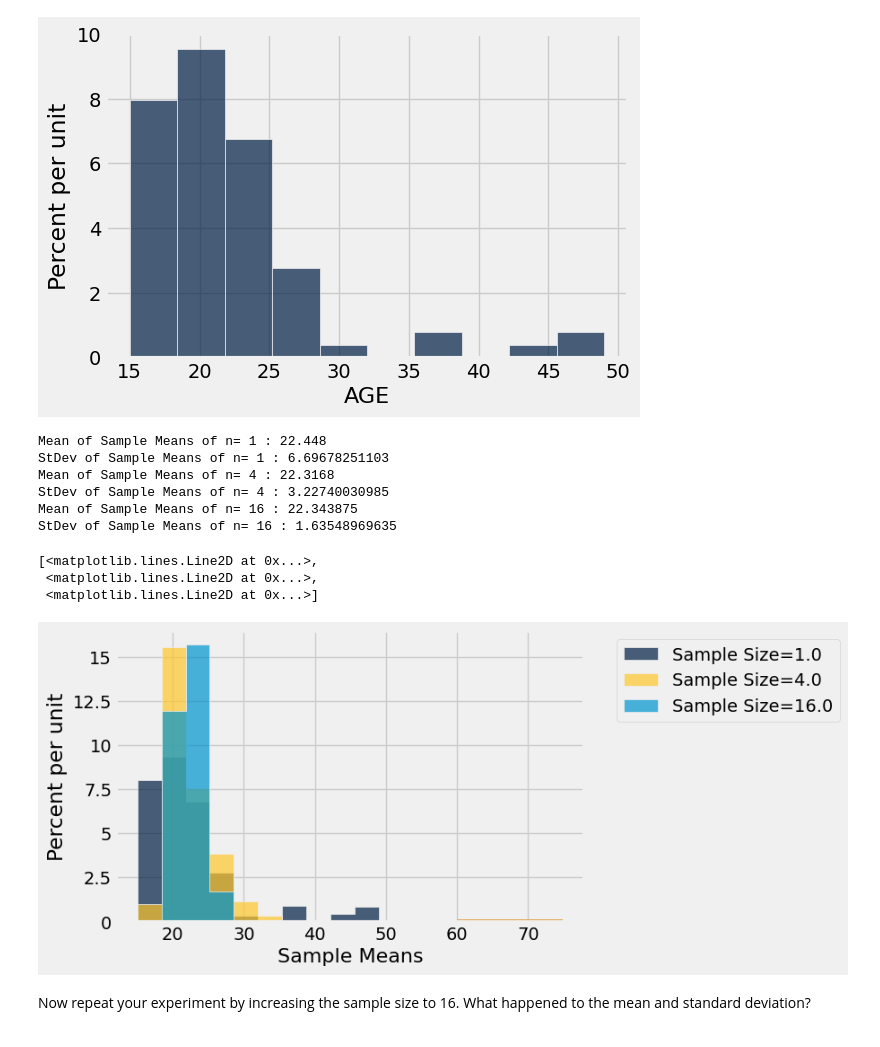
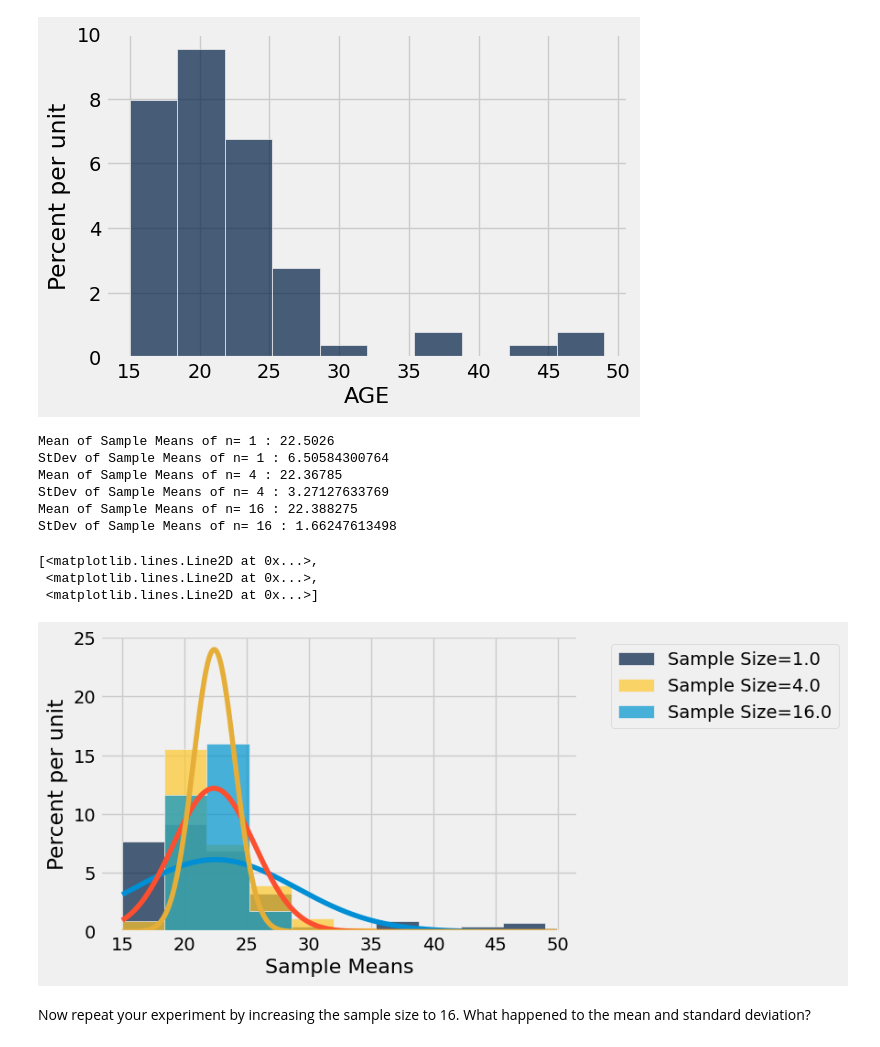
Before and after one commit to SRJC-Data-Science/materials-sp22, a Jupyter notebook: SRJC/lecture_note/lecture_25_26/mean_stdev_normal_distribution_key.ipynb, the cells around one changed output. Cells and saved outputs as stored; diff of their text form; code cells hidden in the pictures.

```diff
--- a/SRJC/lecture_note/lecture_25_26/mean_stdev_normal_distribution_key.ipynb
+++ b/SRJC/lecture_note/lecture_25_26/mean_stdev_normal_distribution_key.ipynb
@@ -80,0 +83,15 @@ Use `stats.norm.ppf` to identify z-scores that identify the middle 50% of the ar
+# %%
+students = Table().read_table('student_data.csv')
+students.hist('HEIGHT', group='SEX')
+
+print(students.group('SEX', np.average))
+
+print(students.group('SEX', np.std))
+
+# keep these x ranges
+x = np.arange(60, 75, 0.1)
+# replace the mean and standard deviation with the values found above.
+yf = stats.norm.pdf(x, 65.78, 2.57)
+ym = stats.norm.pdf(x, 69.18, 2.66)
+
+plots.plot(x, yf, x, ym)
@@ -101,41 +128,41 @@ def sampling_distribution_means(table, col_label, n, iter):
     print("StDev of Sample Means of n=", n, ":", np.std(results))
     return results
 
 def CLT_demo(table, col_label):
     nreps = 5000
     results_n1 = sampling_distribution_means(table, col_label, 1, nreps)
     results_n4 = sampling_distribution_means(table, col_label, 4, nreps)
     results_n16 = sampling_distribution_means(table, col_label, 16, nreps)
     nsize = np.concatenate((np.ones(nreps), np.ones(nreps)*4, np.ones(nreps)*16))
     results = np.concatenate((results_n1, results_n4, results_n16))
     results_table = Table().with_columns("Sample Size", nsize, "Sample Means", results)
     return results_table
 
 results_table = CLT_demo(students, 'AGE')
 results_table.hist(group="Sample Size")
 
 means_table = results_table.group('Sample Size', np.average)
 sd_table = results_table.group('Sample Size', np.std)
 
 means_table, sd_table
-x = np.arange(60, 75, 0.1)
+x = np.arange(15, 50, 0.1)
 y1 = stats.norm.pdf(x, means_table.column(1).item(0), sd_table.column(1).item(0))
 
 y4 = stats.norm.pdf(x, means_table.column(1).item(1), sd_table.column(1).item(1))
 y16 = stats.norm.pdf(x, means_table.column(1).item(2), sd_table.column(1).item(2))
 
 plots.plot(x, y1, x, y4, x, y16)
 # %% [output]
-Mean of Sample Means of n= 1 : 22.448
-StDev of Sample Means of n= 1 : 6.69678251103
-Mean of Sample Means of n= 4 : 22.3168
-StDev of Sample Means of n= 4 : 3.22740030985
-Mean of Sample Means of n= 16 : 22.343875
-StDev of Sample Means of n= 16 : 1.63548969635
+Mean of Sample Means of n= 1 : 22.5026
+StDev of Sample Means of n= 1 : 6.50584300764
+Mean of Sample Means of n= 4 : 22.36785
+StDev of Sample Means of n= 4 : 3.27127633769
+Mean of Sample Means of n= 16 : 22.388275
+StDev of Sample Means of n= 16 : 1.66247613498
 [<matplotlib.lines.Line2D at 0x...>,
  <matplotlib.lines.Line2D at 0x...>,
  <matplotlib.lines.Line2D at 0x...>]
-[figure, old version]
+[figure, new version]
 # %% [markdown]
 Now repeat your experiment by increasing the sample size to 16. What happened to the mean and standard deviation?
 # %% [markdown]
```
Also changed, not shown: parts of 7 cells of this notebook, 1 other file.
